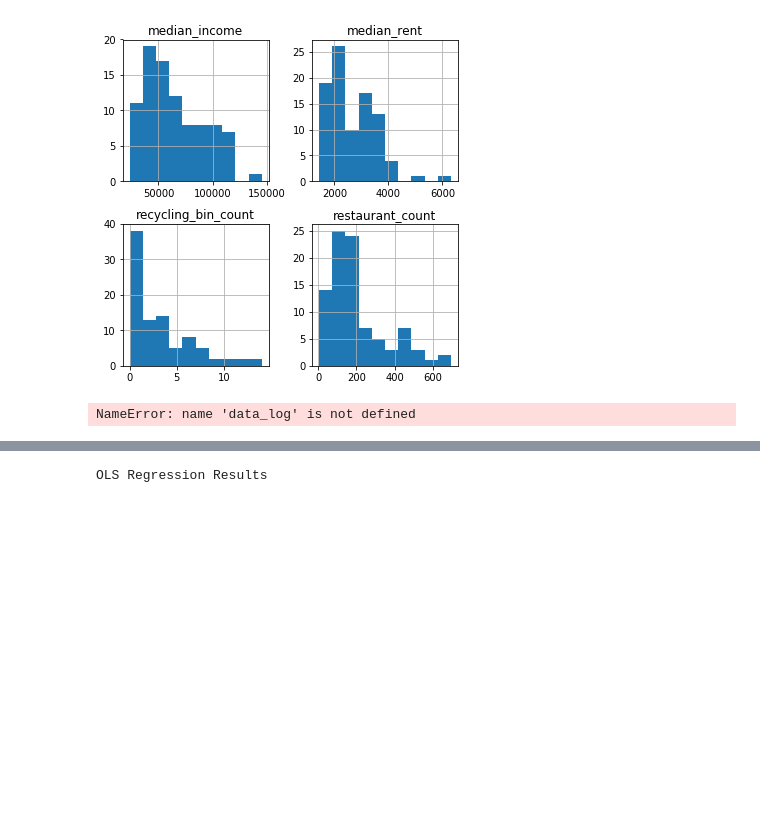
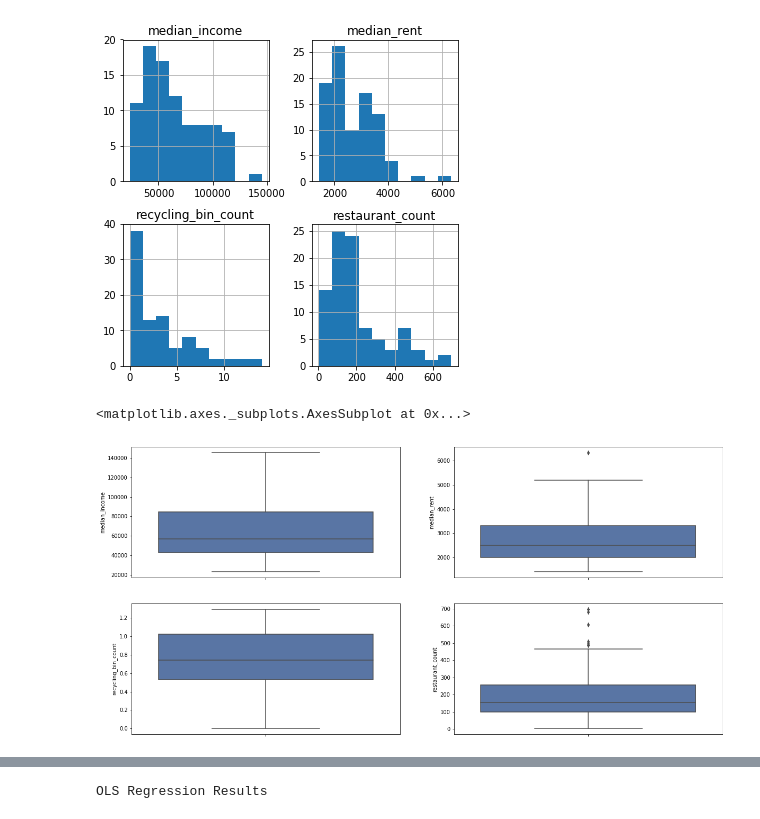
Before and after one commit to graceh3/mod_2_project, a Jupyter notebook: exploratory_analysis.ipynb, the cells around one changed output, grey strips where cells are left out. Drawn from its saved outputs; the diff is of its cells as text; code cells hidden in the pictures; blank space fills up the shorter version.

```diff
--- a/exploratory_analysis.ipynb
+++ b/exploratory_analysis.ipynb
@@ -165,7 +165,12 @@ dtype: int64
 df[["median_income", "recycling_bin_count", "median_rent", "restaurant_count"]].hist(figsize  = [6, 6]);
 # %% [output]
 [figure]
-# %%
-data_log.columns = [['logincome', 'logrecyc','logrent','logrestaurant']]
-# %% [output]
-NameError: name 'data_log' is not defined
+# %%
+fig, axes = plt.subplots(nrows=2, ncols=2, figsize=(20,10))
+sns.boxplot(x=df["median_income"], orient = 'v', ax = axes[0,0], palette = 'deep')
+sns.boxplot(x=df["median_rent"], orient = 'v',ax = axes[0,1], palette = 'deep')
+sns.boxplot(x=df["recycling_bin_count"], orient = 'v', ax = axes[1,0], palette = 'deep')
+sns.boxplot(x=df["restaurant_count"], orient = 'v', ax = axes[1,1], palette = 'deep')
+# %% [output]
+<matplotlib.axes._subplots.AxesSubplot at 0x...>
+[figure, added]
```
Also changed, not shown: parts of 24 cells of this notebook, 1 other file.
